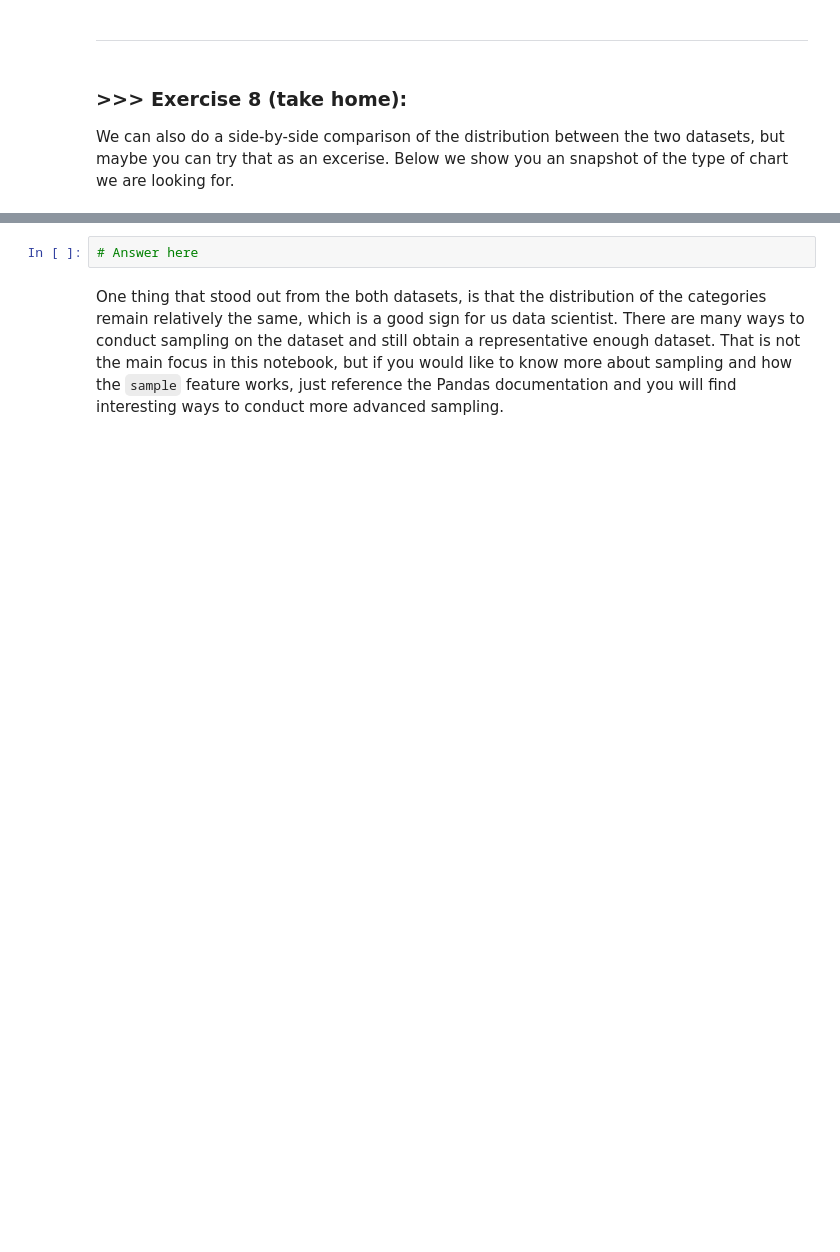
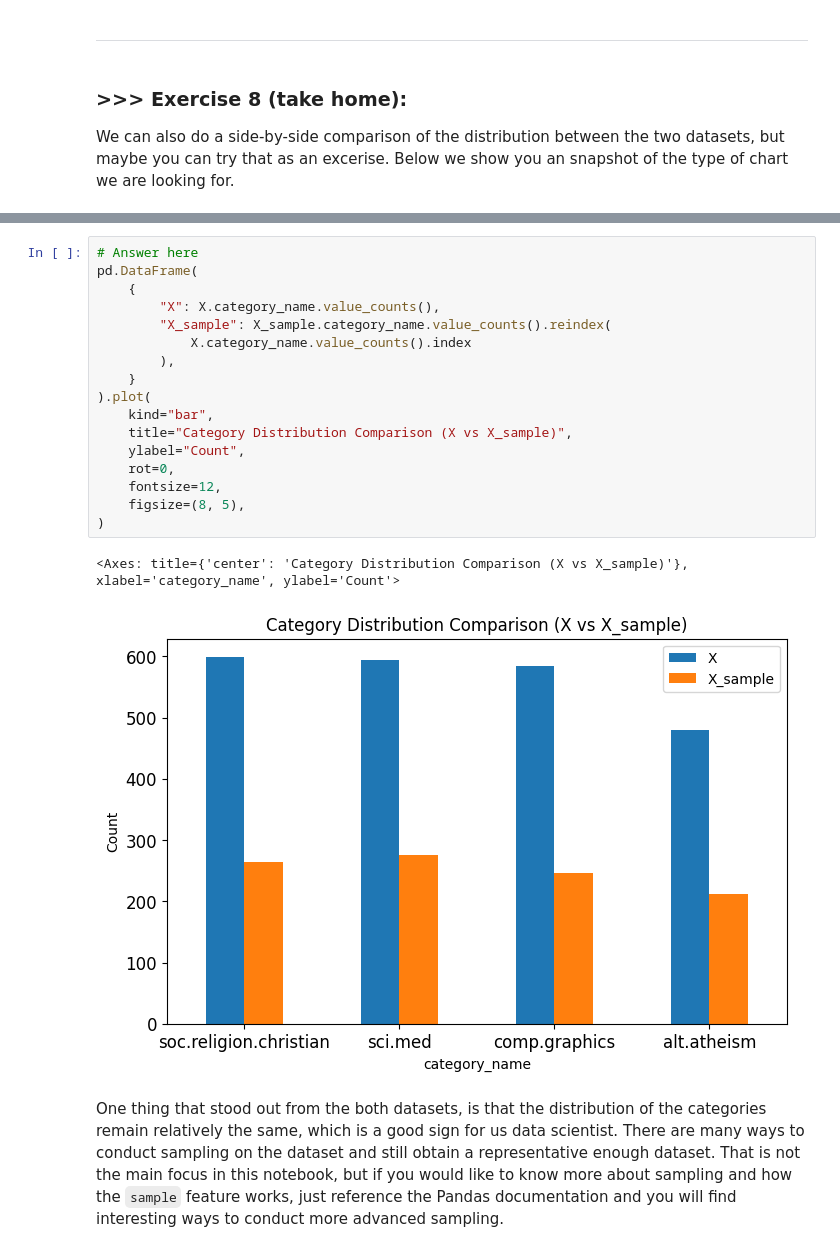
Before and after one commit to gepz/DM2025-Lab1-Exercise, a Jupyter notebook: DM2025-Lab1-Master.ipynb, the cells around one changed output, grey strips where cells are left out. Drawn from its saved outputs; the diff is of its cells as text; blank space fills up the shorter version.

```diff
--- a/DM2025-Lab1-Master.ipynb
+++ b/DM2025-Lab1-Master.ipynb
@@ -742,8 +818,26 @@ Notice that for the `ylim` parameters we hardcoded the maximum value for y. Is i
 We can also do a side-by-side comparison of the distribution between the two datasets, but maybe you can try that as an excerise. Below we show you an snapshot of the type of chart we are looking for.
 # %% [markdown]
 ![alt txt](https://i.imgur.com/9eO431H.png)
-# %%
-# Answer here
+# %%
+# Answer here
+pd.DataFrame(
+    {
+        "X": X.category_name.value_counts(),
+        "X_sample": X_sample.category_name.value_counts().reindex(
+            X.category_name.value_counts().index
+        ),
+    }
+).plot(
+    kind="bar",
+    title="Category Distribution Comparison (X vs X_sample)",
+    ylabel="Count",
+    rot=0,
+    fontsize=12,
+    figsize=(8, 5),
+)
+# %% [output]
+<Axes: title={'center': 'Category Distribution Comparison (X vs X_sample)'}, xlabel='category_name', ylabel='Count'>
+[figure, added]
 # %% [markdown]
 One thing that stood out from the both datasets, is that the distribution of the categories remain relatively the same, which is a good sign for us data scientist. There are many ways to conduct sampling on the dataset and still obtain a representative enough dataset. That is not the main focus in this notebook, but if you would like to know more about sampling and how the `sample` feature works, just reference the Pandas documentation and you will find interesting ways to conduct more advanced sampling.
 # %% [markdown]
```
Also changed, not shown: parts of 35 cells of this notebook, 1 other file.
